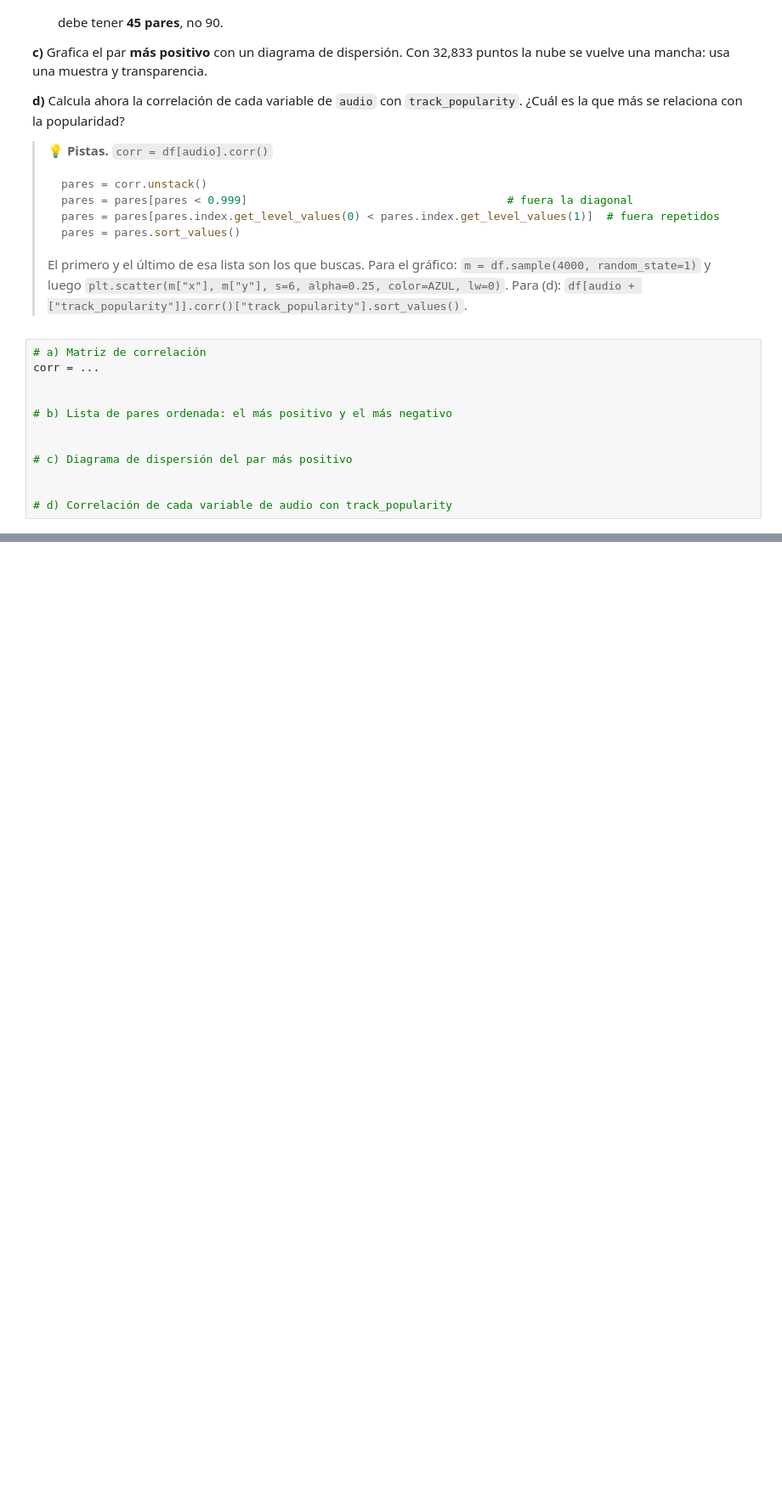
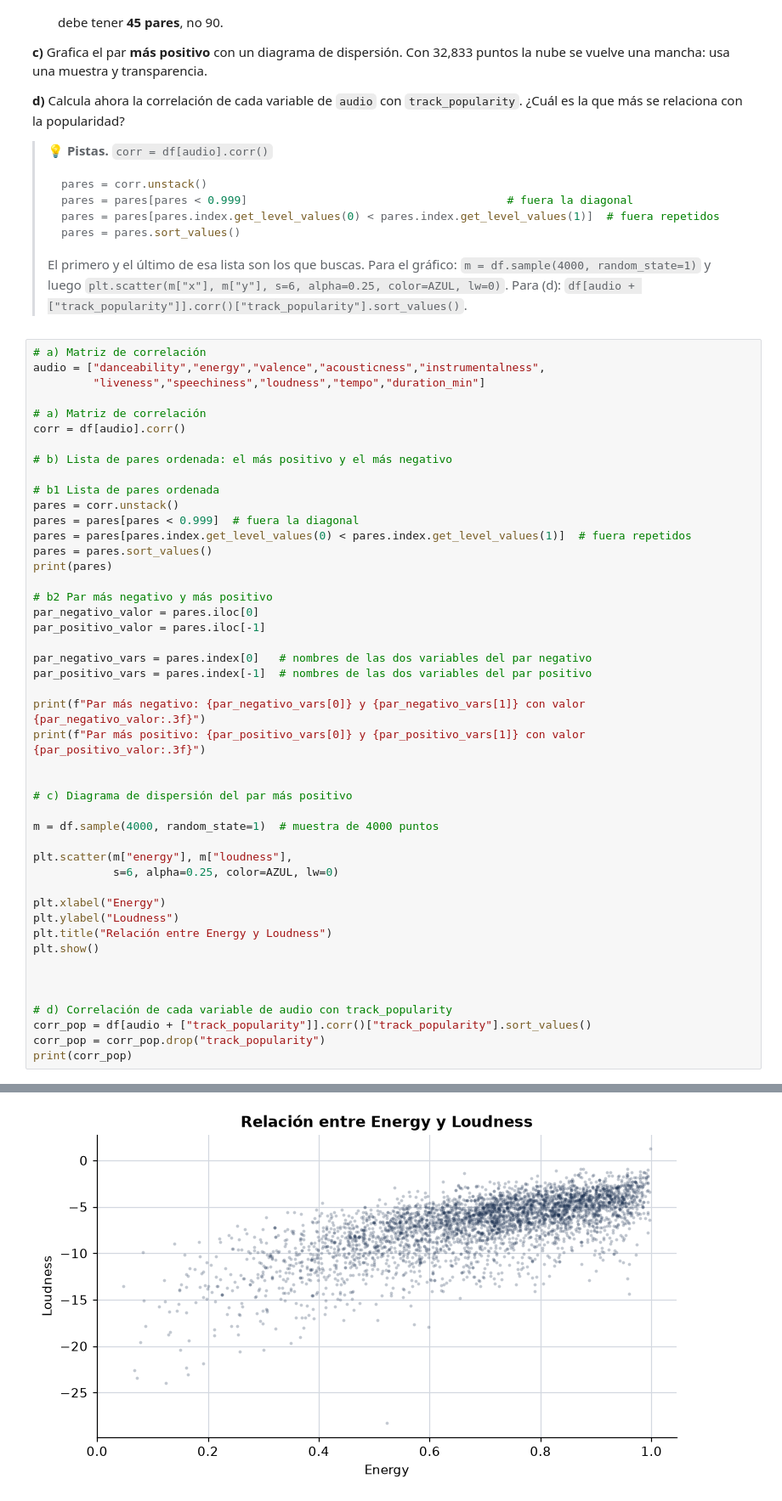
Before and after one commit to jeimyn2/S100, a Jupyter notebook: 01_problem_set.ipynb, the cells around one changed output, grey strips where cells are left out. Shown at 85% size. Saved outputs shown, nothing was run; the diff lists cells and outputs as text; blank space fills up the shorter version.

```diff
--- a/01_problem_set.ipynb
+++ b/01_problem_set.ipynb
@@ -352,13 +354,48 @@ Con 32,833 puntos la nube se vuelve una mancha: usa una muestra y transparencia.
 > Para (d): `df[audio + ["track_popularity"]].corr()["track_popularity"].sort_values()`.
 # %%
 # a) Matriz de correlación
-corr = ...
+audio = ["danceability","energy","valence","acousticness","instrumentalness",
+         "liveness","speechiness","loudness","tempo","duration_min"]
 
+# a) Matriz de correlación
+corr = df[audio].corr()
 
 # b) Lista de pares ordenada: el más positivo y el más negativo
+
+# b1 Lista de pares ordenada
+pares = corr.unstack()
+pares = pares[pares < 0.999]  # fuera la diagonal
+pares = pares[pares.index.get_level_values(0) < pares.index.get_level_values(1)]  # fuera repetidos
+pares = pares.sort_values()
+print(pares)
+
+# b2 Par más negativo y más positivo
+par_negativo_valor = pares.iloc[0]
+par_positivo_valor = pares.iloc[-1]
+
+par_negativo_vars = pares.index[0]   # nombres de las dos variables del par negativo
+par_positivo_vars = pares.index[-1]  # nombres de las dos variables del par positivo
+
+print(f"Par más negativo: {par_negativo_vars[0]} y {par_negativo_vars[1]} con valor {par_negativo_valor:.3f}")
+print(f"Par más positivo: {par_positivo_vars[0]} y {par_positivo_vars[1]} con valor {par_positivo_valor:.3f}")
 
 
 # c) Diagrama de dispersión del par más positivo
 
+m = df.sample(4000, random_state=1)  # muestra de 4000 puntos
+
+plt.scatter(m["energy"], m["loudness"],
+            s=6, alpha=0.25, color=AZUL, lw=0)
+
+plt.xlabel("Energy")
+plt.ylabel("Loudness")
+plt.title("Relación entre Energy y Loudness")
+plt.show()
+
+
 
 # d) Correlación de cada variable de audio con track_popularity
+corr_pop = df[audio + ["track_popularity"]].corr()["track_popularity"].sort_values()
+corr_pop = corr_pop.drop("track_popularity")
+print(corr_pop)
+# %% [output]
@@ -364,0 +419 @@ corr = ...
+[figure, added]
```
Also changed, not shown: parts of 4 cells of this notebook.
